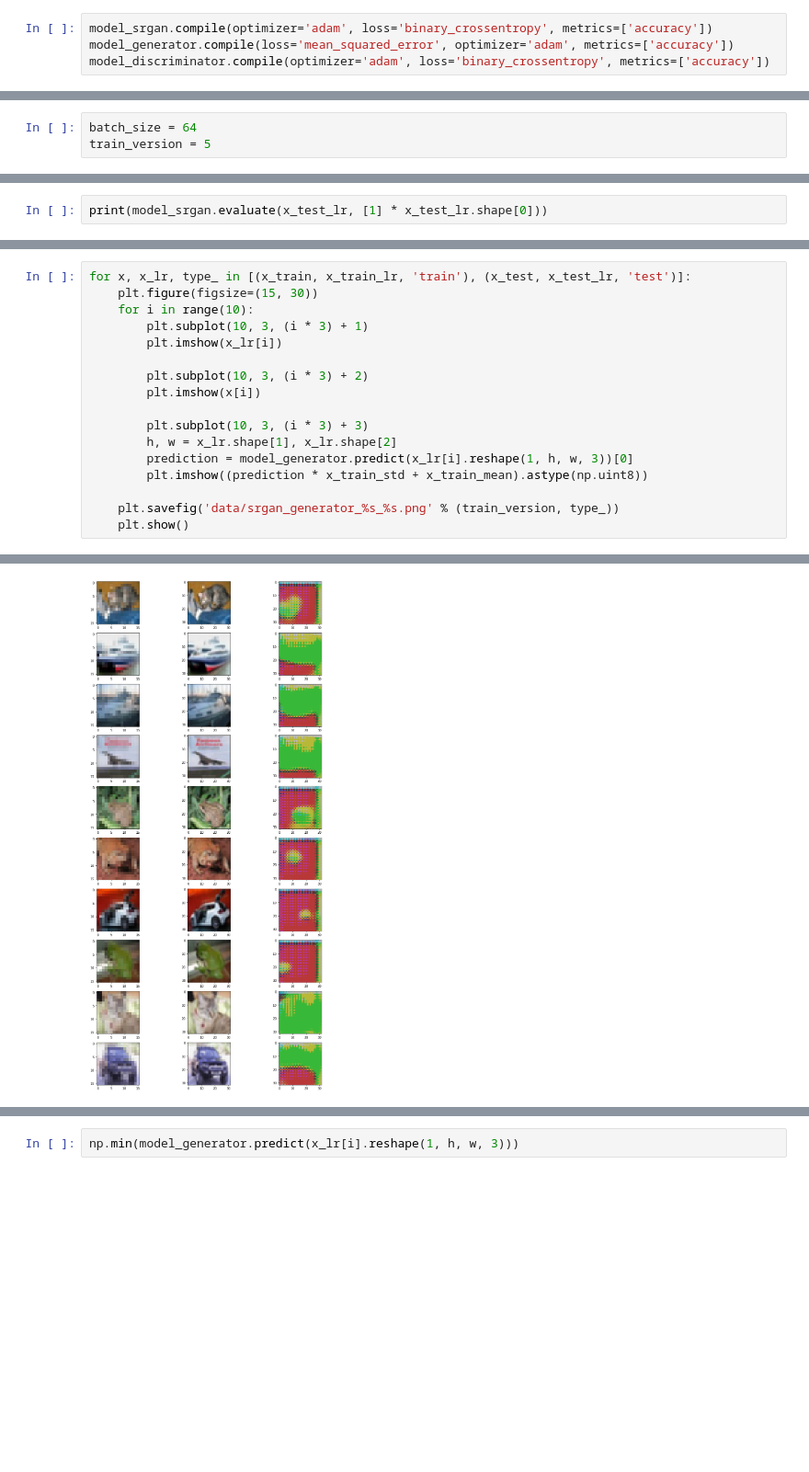
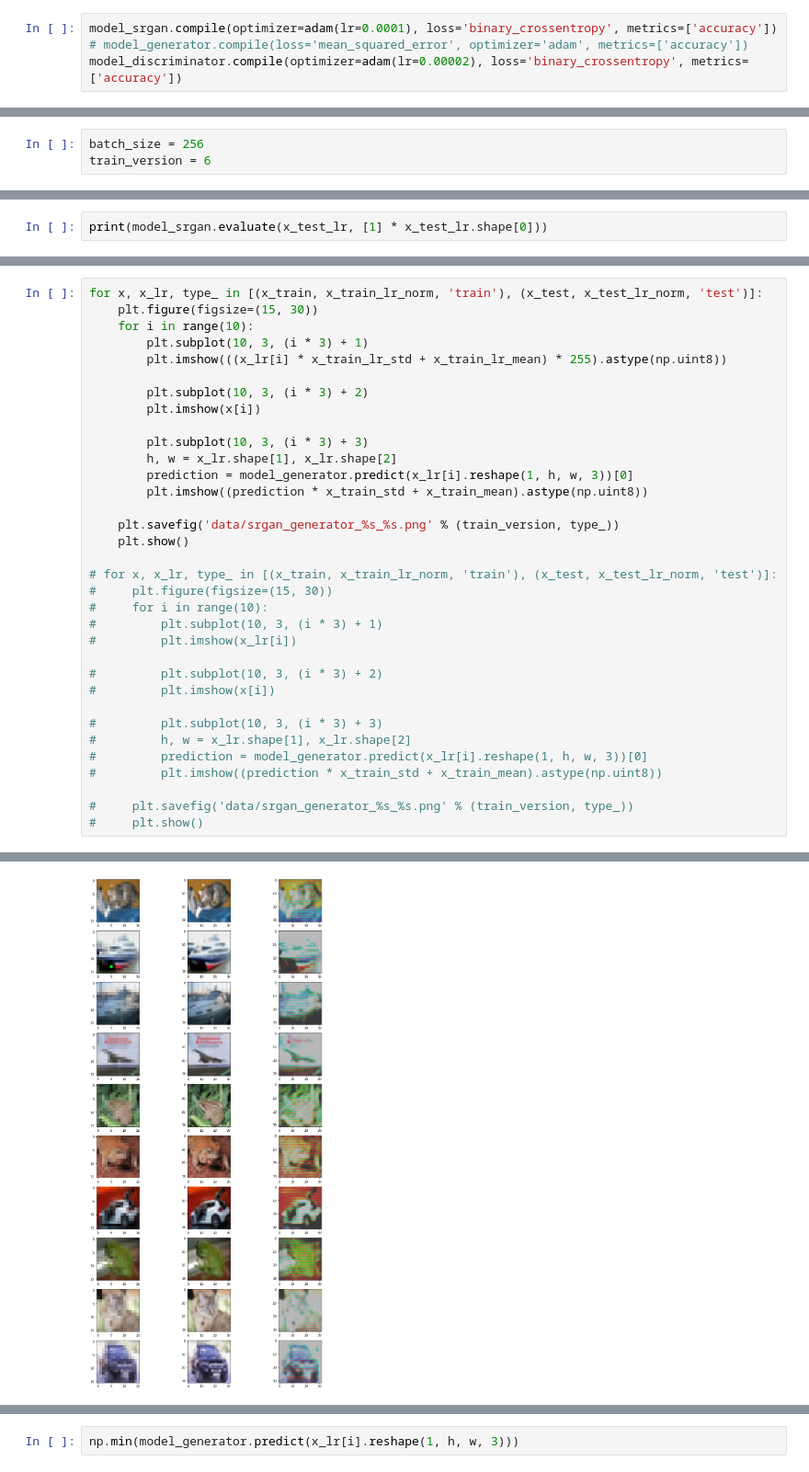
Before and after one commit to several27/COMP6208-AutoEncoder, a Jupyter notebook: several27/SRGAN.ipynb, the cells around one changed output, grey strips where cells are left out. Shown: that part at 92% size. Drawn from its saved outputs; the diff is of its cells as text; blank space fills up the shorter version.

Commit message:
SRGAN

```diff
--- a/several27/SRGAN.ipynb
+++ b/several27/SRGAN.ipynb
@@ -593,7 +602,7 @@ model_srgan = Model(generator_in, discriminator_out)
 # %%
-model_srgan.compile(optimizer='adam', loss='binary_crossentropy', metrics=['accuracy'])
-model_generator.compile(loss='mean_squared_error', optimizer='adam', metrics=['accuracy'])
-model_discriminator.compile(optimizer='adam', loss='binary_crossentropy', metrics=['accuracy'])
+model_srgan.compile(optimizer=adam(lr=0.0001), loss='binary_crossentropy', metrics=['accuracy'])
+# model_generator.compile(loss='mean_squared_error', optimizer='adam', metrics=['accuracy'])
+model_discriminator.compile(optimizer=adam(lr=0.00002), loss='binary_crossentropy', metrics=['accuracy'])
 # %%
 model_srgan.summary()
 # %% [output]
@@ -611,8 +620,8 @@ Trainable params: 8,520,260
 Non-trainable params: 7,936
 _________________________________________________________________
 # %%
-batch_size = 64
-train_version = 5
+batch_size = 256
+train_version = 6
 # %%
 model_generator.load_weights(path_data + ('srgan_generator_%s.model' % train_version))
 model_discriminator.load_weights(path_data + ('srgan_discriminator_%s.model' % train_version))
@@ -740,9 +780,9 @@ model_srgan.save(path_data + ('srgan_final_discriminator_%s.model' % train_versi
 # %%
-for x, x_lr, type_ in [(x_train, x_train_lr, 'train'), (x_test, x_test_lr, 'test')]:
+for x, x_lr, type_ in [(x_train, x_train_lr_norm, 'train'), (x_test, x_test_lr_norm, 'test')]:
     plt.figure(figsize=(15, 30))
     for i in range(10):
         plt.subplot(10, 3, (i * 3) + 1)
-        plt.imshow(x_lr[i])
+        plt.imshow(((x_lr[i] * x_train_lr_std + x_train_lr_mean) * 255).astype(np.uint8))
 
         plt.subplot(10, 3, (i * 3) + 2)
         plt.imshow(x[i])
@@ -754,4 +794,21 @@ for x, x_lr, type_ in [(x_train, x_train_lr, 'train'), (x_test, x_test_lr, 'test
 
     plt.savefig('data/srgan_generator_%s_%s.png' % (train_version, type_))
     plt.show()
+
+# for x, x_lr, type_ in [(x_train, x_train_lr_norm, 'train'), (x_test, x_test_lr_norm, 'test')]:
+#     plt.figure(figsize=(15, 30))
+#     for i in range(10):
+#         plt.subplot(10, 3, (i * 3) + 1)
+#         plt.imshow(x_lr[i])
+
+#         plt.subplot(10, 3, (i * 3) + 2)
+#         plt.imshow(x[i])
+
+#         plt.subplot(10, 3, (i * 3) + 3)
+#         h, w = x_lr.shape[1], x_lr.shape[2]
+#         prediction = model_generator.predict(x_lr[i].reshape(1, h, w, 3))[0]
+#         plt.imshow((prediction * x_train_std + x_train_mean).astype(np.uint8))
+
+#     plt.savefig('data/srgan_generator_%s_%s.png' % (train_version, type_))
+#     plt.show()
 # %% [output]
@@ -759 +816 @@ for x, x_lr, type_ in [(x_train, x_train_lr, 'train'), (x_test, x_test_lr, 'test
-[figure, old version]
+[figure, new version]
```
Also changed, not shown: parts of 15 cells of this notebook.
